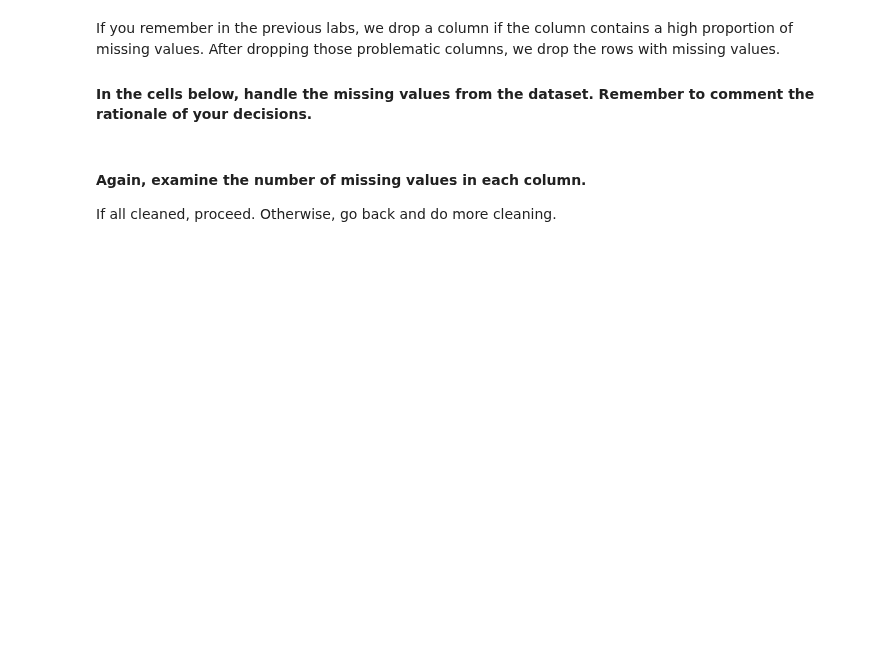
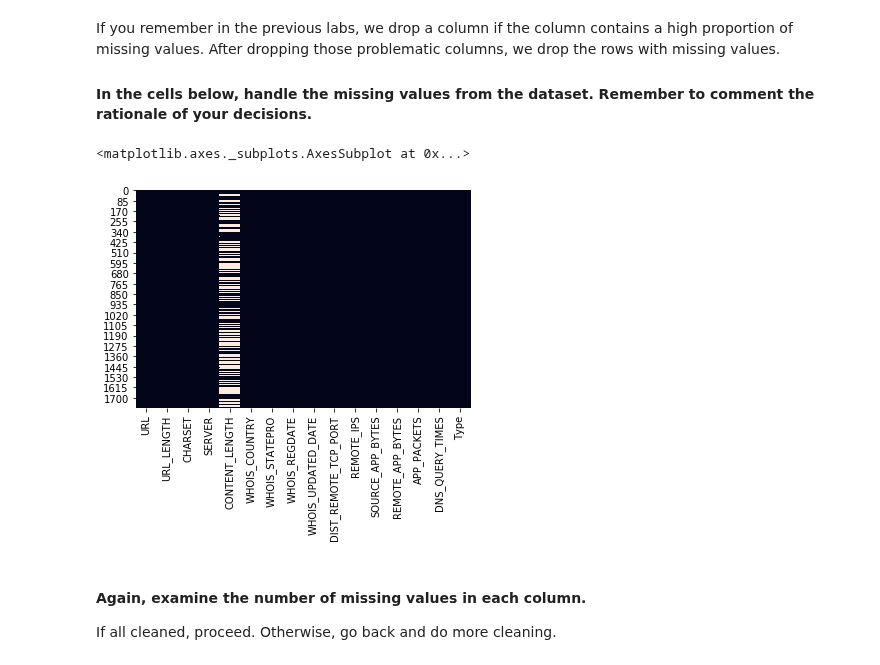
Before and after one commit to paoloironhack/dataptams2020, a Jupyter notebook: labs/module_3/Supervised-Learning/your-code/main.ipynb, the cells around one changed output. Saved outputs shown, nothing was run; the diff lists cells and outputs as text; code cells hidden in the pictures; blank space fills up the shorter version.

```diff
--- a/labs/module_3/Supervised-Learning/your-code/main.ipynb
+++ b/labs/module_3/Supervised-Learning/your-code/main.ipynb
@@ -105,6 +175,13 @@ websites.isna().sum()
 If you remember in the previous labs, we drop a column if the column contains a high proportion of missing values. After dropping those problematic columns, we drop the rows with missing values.
 
 #### In the cells below, handle the missing values from the dataset. Remember to comment the rationale of your decisions.
+# %%
+#Paolo: alternative visual way to spot missing values in a dataframe. This way you also see the location in the daframe, for example
+# if the missing data are grouped in a particolar area of the dataframe or not
+sns.heatmap(websites.isna(), cbar=False)
+# %% [output]
+<matplotlib.axes._subplots.AxesSubplot at 0x...>
+[figure, added]
 # %%
 # Your code here
 websites.drop('CONTENT_LENGTH', axis=1, inplace=True)
```
Also changed, not shown: parts of 31 cells of this notebook, 1 other file.
